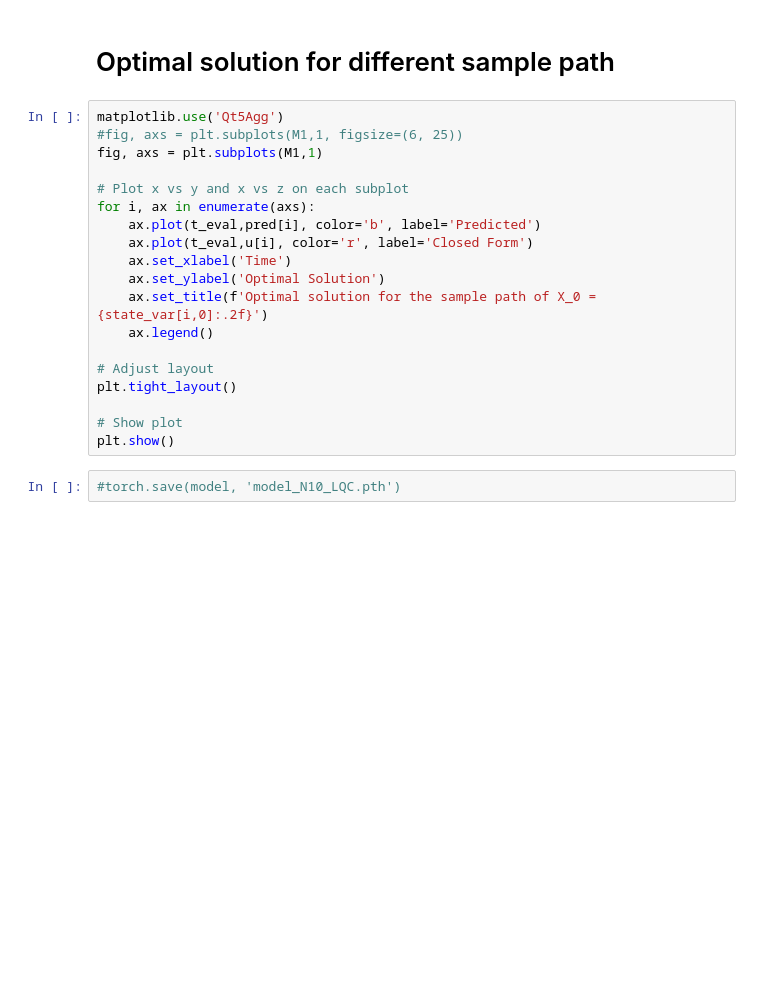
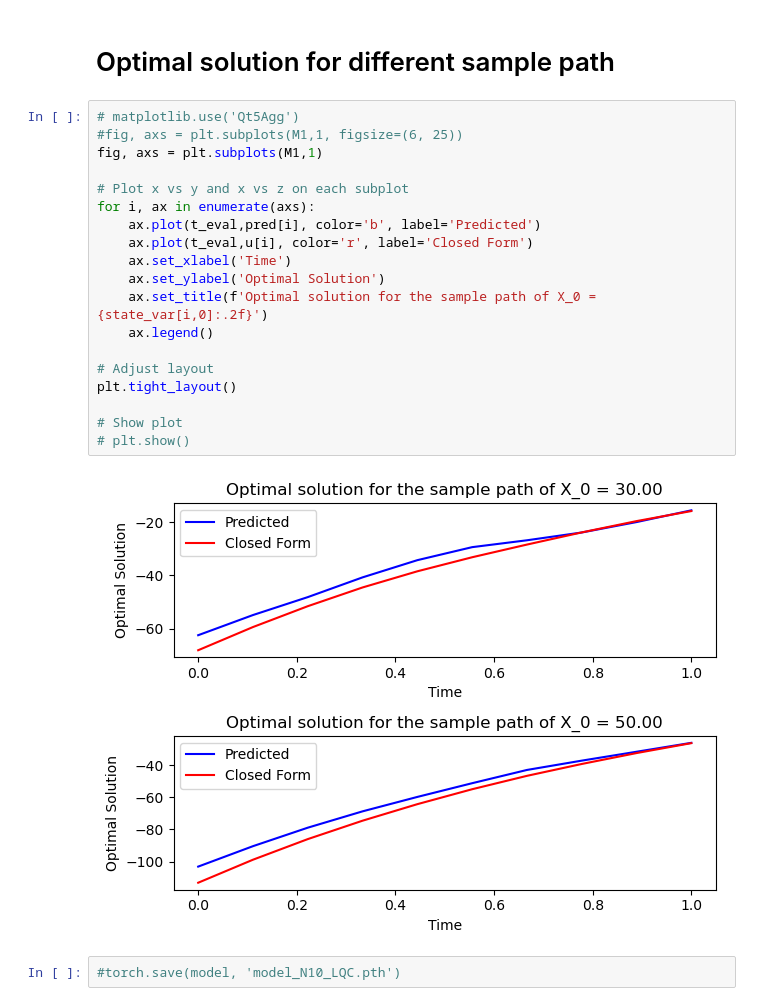
Before and after one commit to arashfahim/multiscale-PGM-for-stochastic-control, a Jupyter notebook: UpdatedCodes/LQC/LQC_Updated_4_21.ipynb, the cells around one changed output. Drawn from its saved outputs; the diff is of its cells as text; blank space fills up the shorter version.

```diff
--- a/UpdatedCodes/LQC/LQC_Updated_4_21.ipynb
+++ b/UpdatedCodes/LQC/LQC_Updated_4_21.ipynb
@@ -287,24 +310,26 @@ plt.show()
 # %% [markdown]
 # Optimal solution for different sample path
 # %%
-matplotlib.use('Qt5Agg')
+# matplotlib.use('Qt5Agg')
 #fig, axs = plt.subplots(M1,1, figsize=(6, 25))
 fig, axs = plt.subplots(M1,1)
 
 # Plot x vs y and x vs z on each subplot
 for i, ax in enumerate(axs):
     ax.plot(t_eval,pred[i], color='b', label='Predicted')
     ax.plot(t_eval,u[i], color='r', label='Closed Form')
     ax.set_xlabel('Time')
     ax.set_ylabel('Optimal Solution')
     ax.set_title(f'Optimal solution for the sample path of X_0 = {state_var[i,0]:.2f}')
     ax.legend()
 
 # Adjust layout
 plt.tight_layout()
 
 # Show plot
-plt.show()
+# plt.show()
+# %% [output]
+[figure, added]
 # %%
 #torch.save(model, 'model_N10_LQC.pth')
 # %% [markdown]
```
Also changed, not shown: parts of 14 cells of this notebook, 12 other files.
